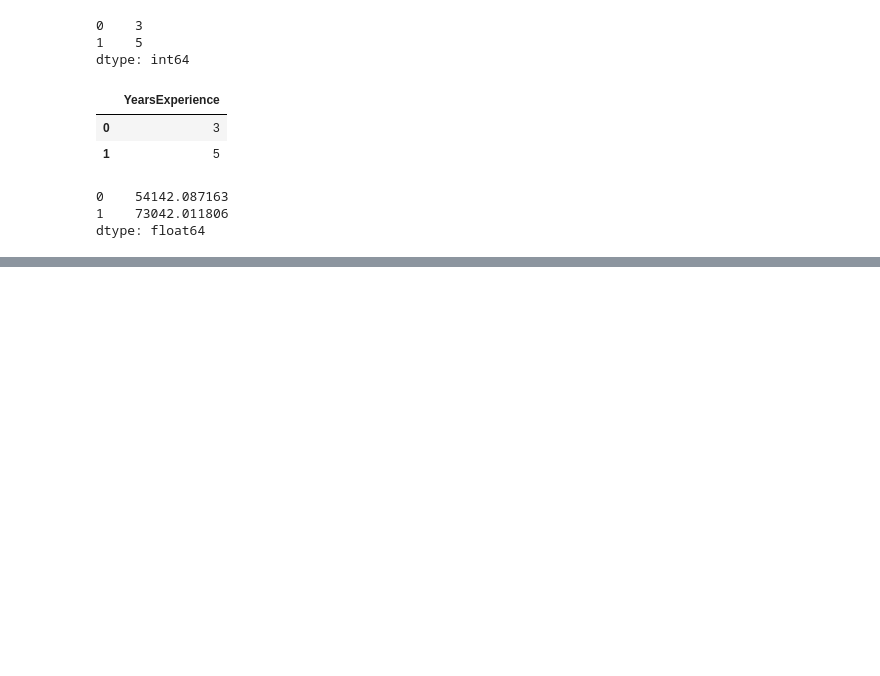
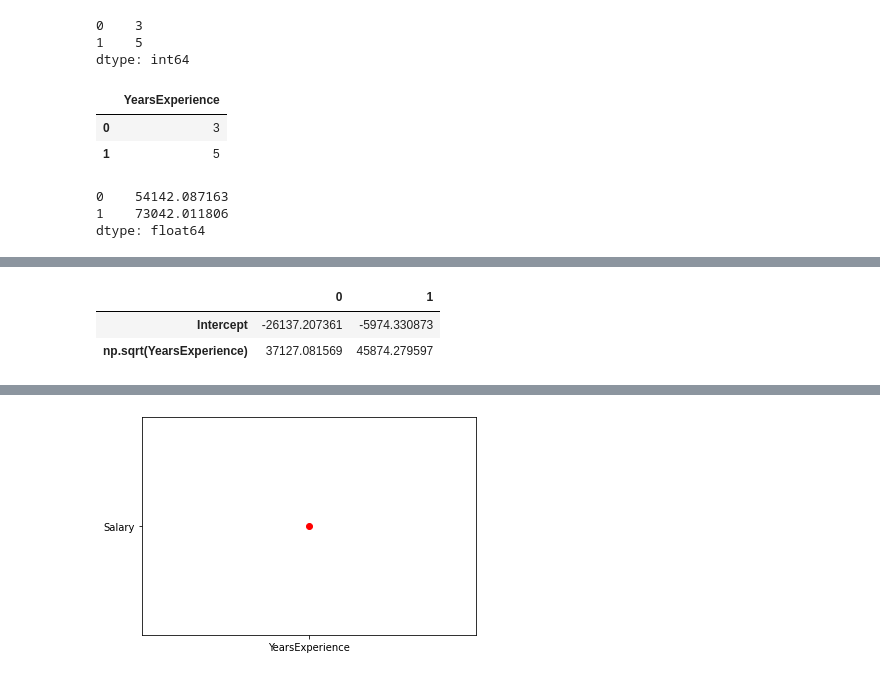
Before and after one commit to Mansoor-mannu/Simple-Linear-Regression-Assignment_4_Q2-, a Jupyter notebook: Simple Linear Regression(Assignment_4_Q2).ipynb, the cells around one changed output, grey strips where cells are left out. Cells and saved outputs as stored; diff of their text form; code cells hidden in the pictures; blank space fills up the shorter version.

```diff
--- a/Simple Linear Regression(Assignment_4_Q2).ipynb
+++ b/Simple Linear Regression(Assignment_4_Q2).ipynb
@@ -118,0 +210,11 @@ dtype: float64
+# %%
+print = (model1.conf_int(0.05))
+print
+# %% [output]
+|  | 0 | 1 |
+| Intercept | -26137.207361 | -5974.330873 |
+| np.sqrt(YearsExperience) | 37127.081569 | 45874.279597 |
+# %%
+import matplotlib.pyplot as plt
+plt.scatter(x='YearsExperience',y='Salary',color='red');plt
+# %% [output]
@@ -118,0 +222 @@ dtype: float64
+[figure, added]
```
Also changed, not shown: parts of 11 cells of this notebook.
